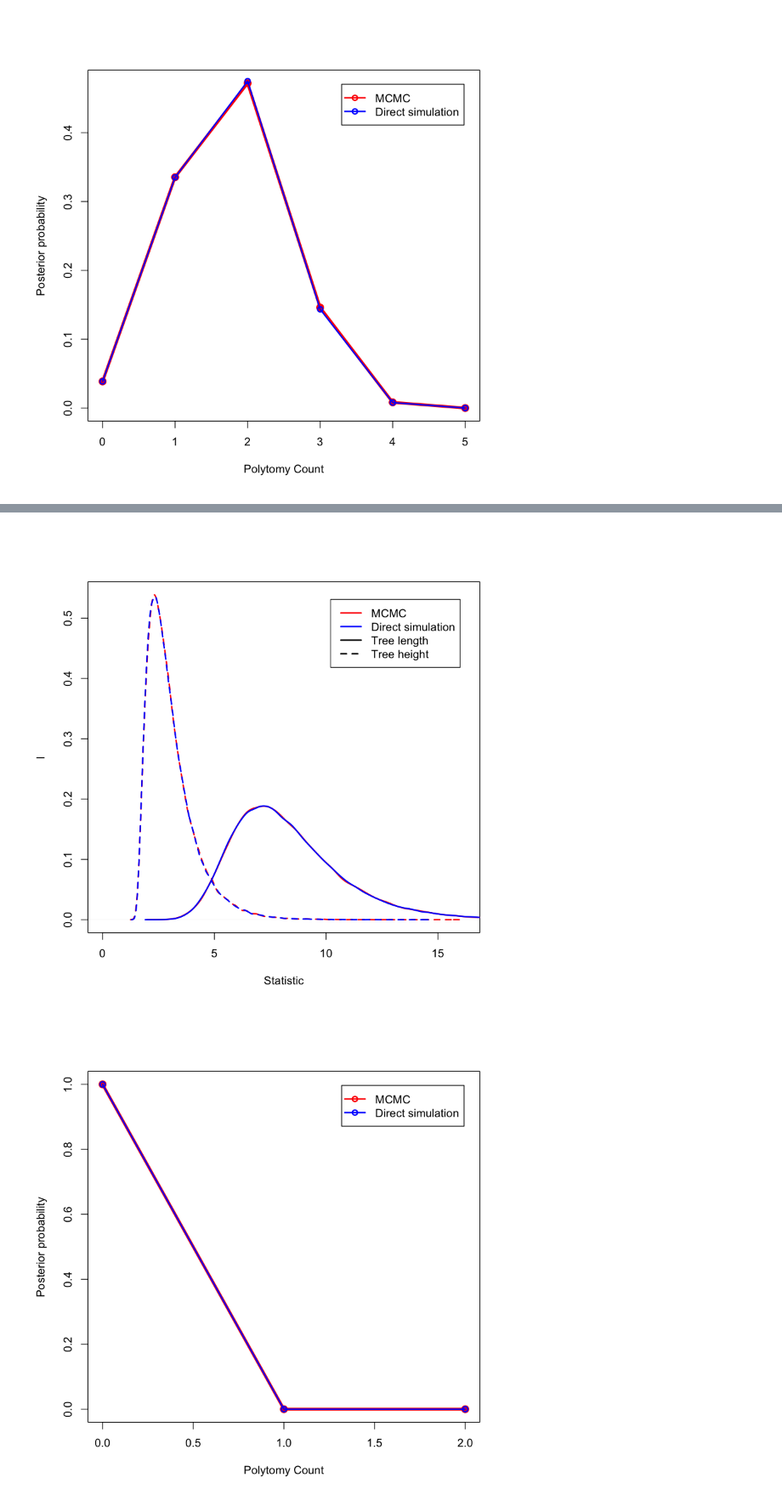
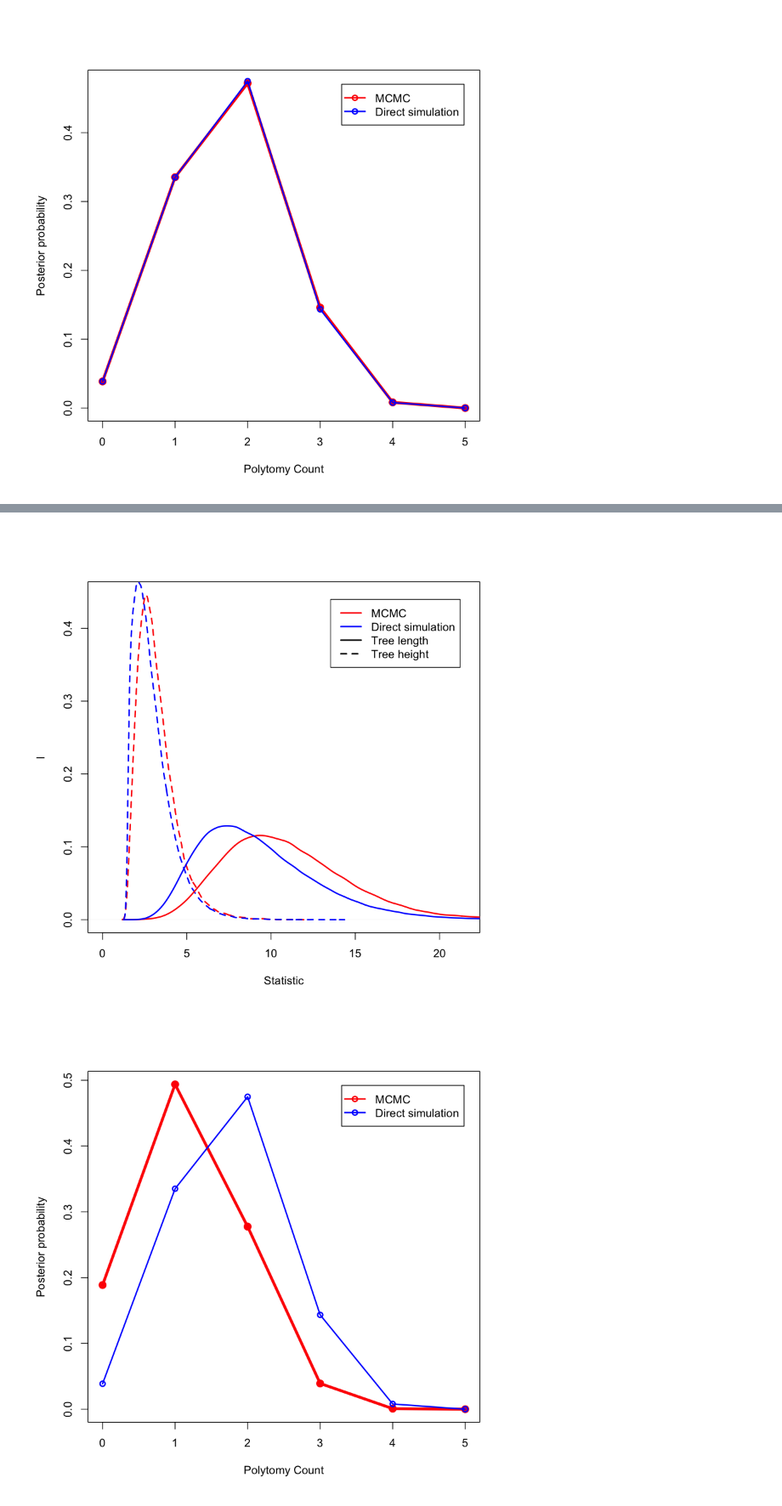
Before and after one commit to tgvaughan/pitchfork, a Jupyter notebook: validation/validation_results.ipynb, the cells around one changed output, grey strips where cells are left out. Shown at 85% size. Saved outputs shown, nothing was run; the diff lists cells and outputs as text; code cells hidden in the pictures.

```diff
--- a/validation/validation_results.ipynb
+++ b/validation/validation_results.ipynb
@@ -144,6 +146,6 @@ doCompare("simulate_10taxon_alpha2_serial.log",
 # %%
-doCompare("simulate_10taxon_alpha2_serial.log",
-          "SubtreeSlide_10taxon_alpha2_serial.log")
+doCompare("simulate_10taxon_alpha1_serial.log",
+          "SubtreeSlide_10taxon_alpha1_serial.log")
 # %% [output]
-[figure, old version]
+[figure, new version]
-[figure, old version]
+[figure, new version]
```
Also changed, not shown: parts of 4 cells of this notebook, 3 other files.
